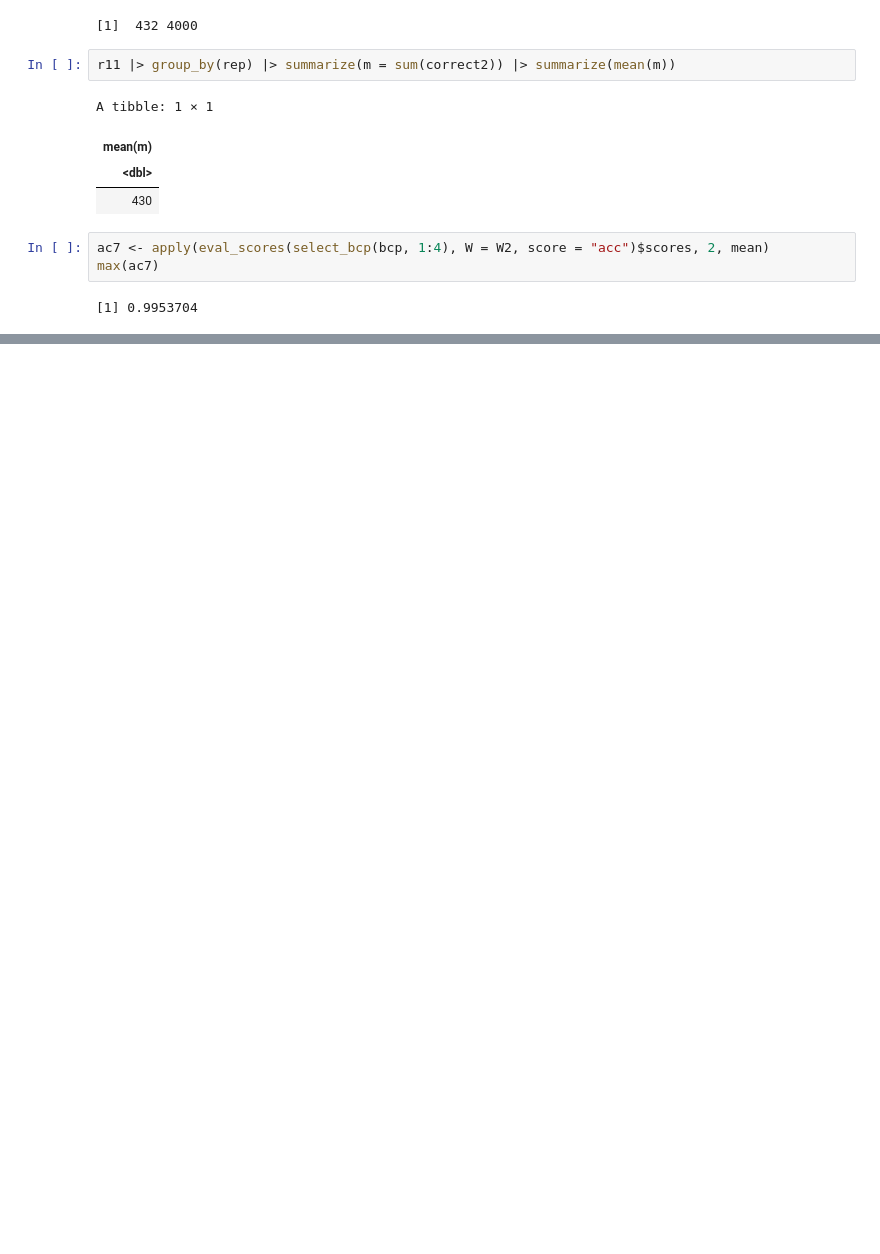
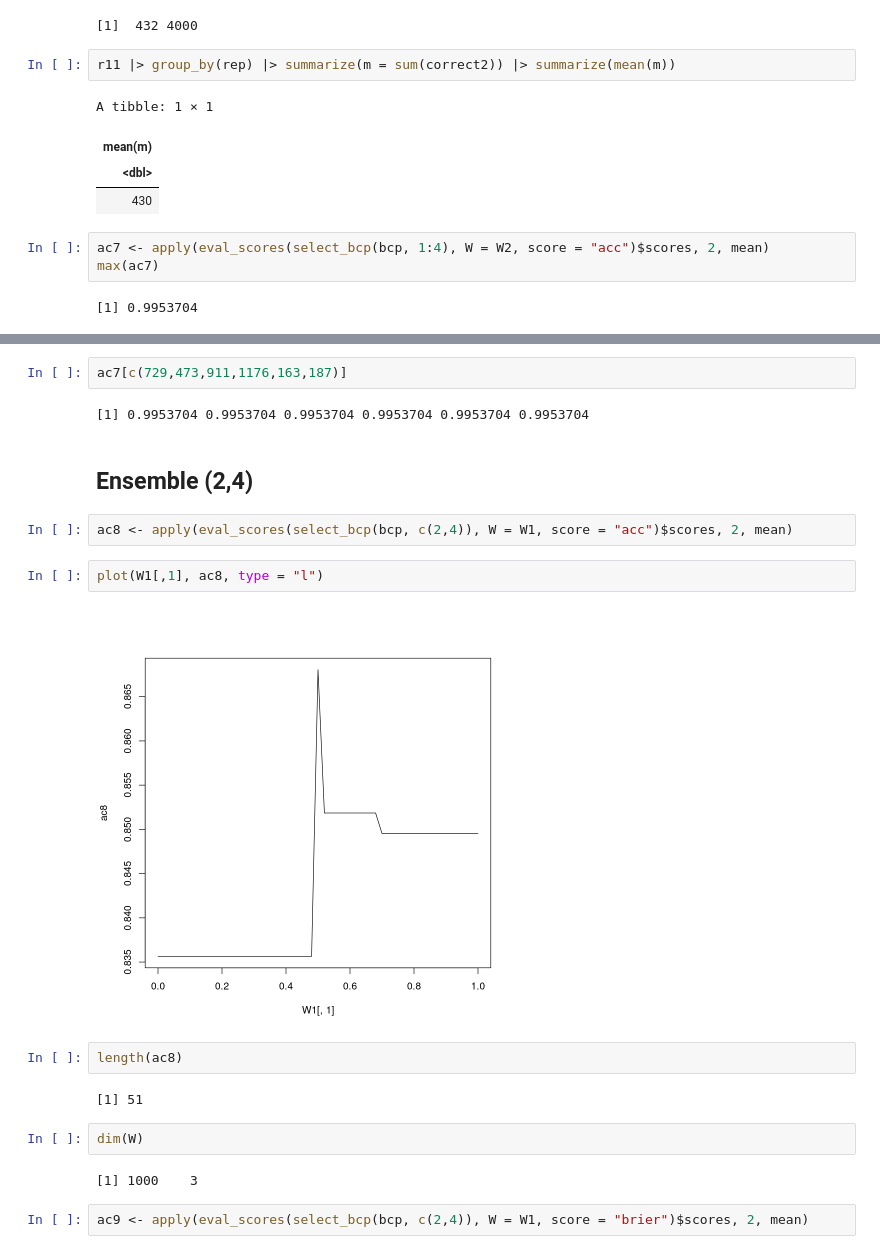
Before and after one commit to ondrej-such/snh1, a Jupyter notebook: segment.ipynb, the cells around one changed output, grey strips where cells are left out. Saved outputs shown, nothing was run; the diff lists cells and outputs as text; blank space fills up the shorter version.

```diff
--- a/segment.ipynb
+++ b/segment.ipynb
@@ -371,0 +425,22 @@ W2[2,]
+# %%
+ac7[c(729,473,911,1176,163,187)]
+# %% [output]
+[1] 0.9953704 0.9953704 0.9953704 0.9953704 0.9953704 0.9953704
+# %% [markdown]
+## Ensemble (2,4)
+# %%
+ac8 <- apply(eval_scores(select_bcp(bcp, c(2,4)), W = W1, score = "acc")$scores, 2, mean)
+# %%
+plot(W1[,1], ac8, type = "l")
+# %% [output]
+[figure, added]
+# %%
+length(ac8)
+# %% [output]
+[1] 51
+# %%
+dim(W)
+# %% [output]
+[1] 1000    3
+# %%
+ac9 <- apply(eval_scores(select_bcp(bcp, c(2,4)), W = W1, score = "brier")$scores, 2, mean)
```
Also changed, not shown: parts of 29 cells of this notebook.
